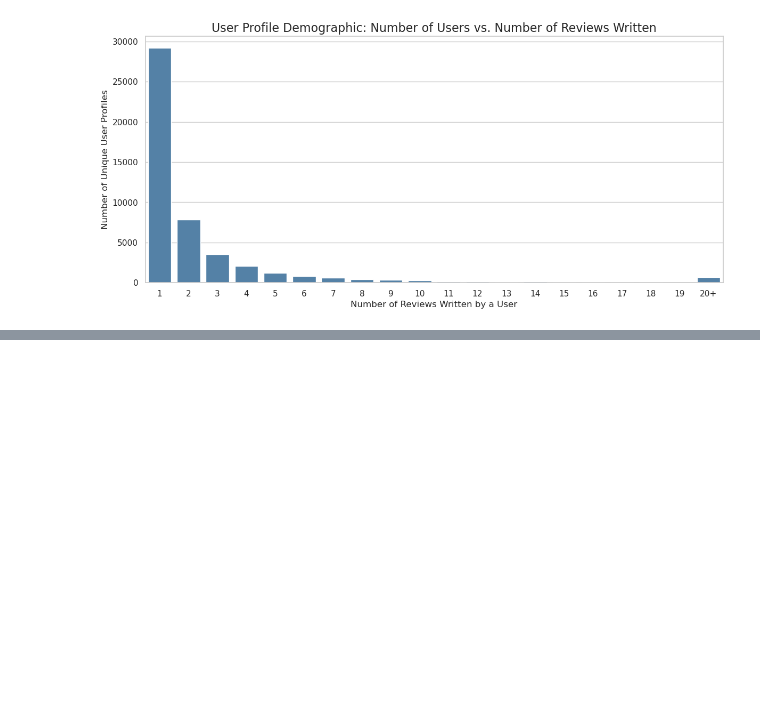
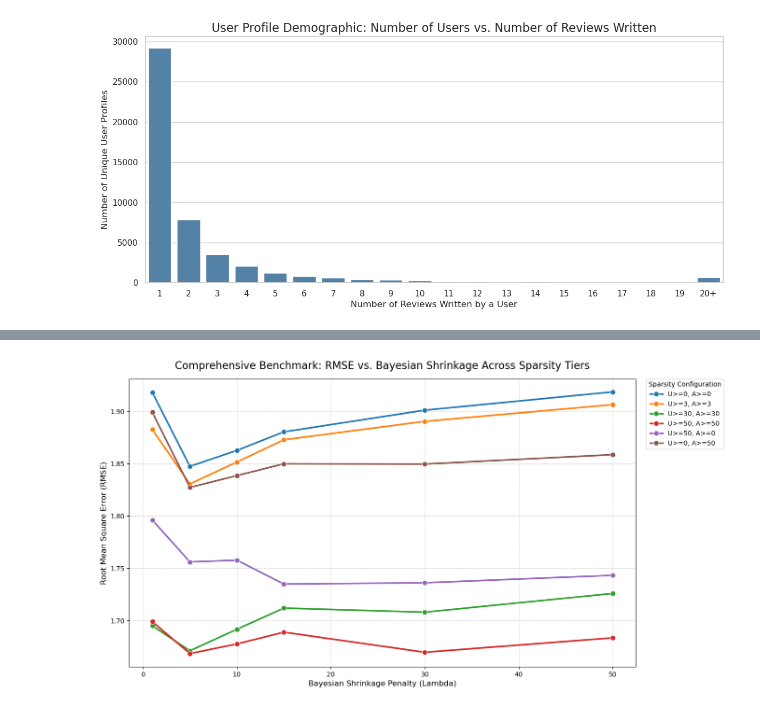
Before and after one commit to W-Vermeersch/Scalable, a Jupyter notebook: notebooks/collaboratif_plot.ipynb, the cells around one changed output, grey strips where cells are left out. Cells and saved outputs as stored; diff of their text form; code cells hidden in the pictures; blank space fills up the shorter version.

Commit message:
Final push (i'm tired) Just benchmarks and plots

```diff
--- a/notebooks/collaboratif_plot.ipynb
+++ b/notebooks/collaboratif_plot.ipynb
@@ -173,0 +152,95 @@ Best RegParam chosen: 0.4
+# %%
+import pandas as pd
+import matplotlib.pyplot as plt
+import seaborn as sns
+import os
+
+
+data = [
+
+    ("U>=0, A>=0", 1.0, 1.917940),
+    ("U>=0, A>=0", 5.0, 1.847270),
+    ("U>=0, A>=0", 10.0, 1.862515),
+    ("U>=0, A>=0", 15.0, 1.880251),
+    ("U>=0, A>=0", 30.0, 1.900966),
+    ("U>=0, A>=0", 50.0, 1.918447),
+
+
+    ("U>=3, A>=3", 1.0, 1.882406),
+    ("U>=3, A>=3", 5.0, 1.830463),
+    ("U>=3, A>=3", 10.0, 1.851438),
+    ("U>=3, A>=3", 15.0, 1.872659),
+    ("U>=3, A>=3", 30.0, 1.890284),
+    ("U>=3, A>=3", 50.0, 1.906256),
+
+
+    ("U>=30, A>=30", 1.0, 1.694956),
+    ("U>=30, A>=30", 5.0, 1.671067),
+    ("U>=30, A>=30", 10.0, 1.691622),
+    ("U>=30, A>=30", 15.0, 1.711870),
+    ("U>=30, A>=30", 30.0, 1.707952),
+    ("U>=30, A>=30", 50.0, 1.725827),
+
+
+    ("U>=50, A>=50", 1.0, 1.698923),
+    ("U>=50, A>=50", 5.0, 1.668403),
+    ("U>=50, A>=50", 10.0, 1.677591),
+    ("U>=50, A>=50", 15.0, 1.688842),
+    ("U>=50, A>=50", 30.0, 1.669648),
+    ("U>=50, A>=50", 50.0, 1.683408),
+
+   -
+    ("U>=50, A>=0", 1.0, 1.795977),
+    ("U>=50, A>=0", 5.0, 1.755988),
+    ("U>=50, A>=0", 10.0, 1.757643),
+    ("U>=50, A>=0", 15.0, 1.734831),
+    ("U>=50, A>=0", 30.0, 1.736042),
+    ("U>=50, A>=0", 50.0, 1.743157),
+
+
+    ("U>=0, A>=50", 1.0, 1.898936),
+    ("U>=0, A>=50", 5.0, 1.827186),
+    ("U>=0, A>=50", 10.0, 1.838441),
+    ("U>=0, A>=50", 15.0, 1.849759),
+    ("U>=0, A>=50", 30.0, 1.849513),
+    ("U>=0, A>=50", 50.0, 1.858478),
+]
+
+# Convert dataset to a structured Pandas DataFrame
+df = pd.DataFrame(data, columns=["Sparsity Filter", "Lambda", "RMSE"])
+
+
+plt.figure(figsize=(14, 8))
+sns.lineplot(
+    data=df,
+    x="Lambda",
+    y="RMSE",
+    hue="Sparsity Filter",
+    marker="o",
+    linewidth=2.5,
+    markersize=8,
+    palette="tab10" # Distinct color scheme for 6 categories
+)
+
+
+plt.title("Comprehensive Benchmark: RMSE vs. Bayesian Shrinkage Across Sparsity Tiers", fontsize=16, pad=15)
+plt.xlabel("Bayesian Shrinkage Penalty (Lambda)", fontsize=12)
+plt.ylabel("Root Mean Square Error (RMSE)", fontsize=12)
+plt.grid(True, linestyle='--', alpha=0.5)
+
+
+plt.legend(title="Sparsity Configuration", bbox_to_anchor=(1.02, 1), loc='upper left', borderaxespad=0)
+
+
+pdf_save_path = "comprehensive_recommender_benchmark.pdf"
+plt.savefig(pdf_save_path, format='pdf', bbox_inches='tight')
+
+png_save_path = "comprehensive_recommender_benchmark.png"
+plt.savefig(png_save_path, bbox_inches='tight', dpi=300)
+
+print(f"Successfully saved PDF and PNG visualizations to the current working directory.")
+
+# 5. Output to screen
+plt.show()
+plt.show()
+# %% [output]
@@ -173,0 +248 @@ Best RegParam chosen: 0.4
+[figure, added]
```
Also changed, not shown: parts of 12 cells of this notebook, 11 other files.
